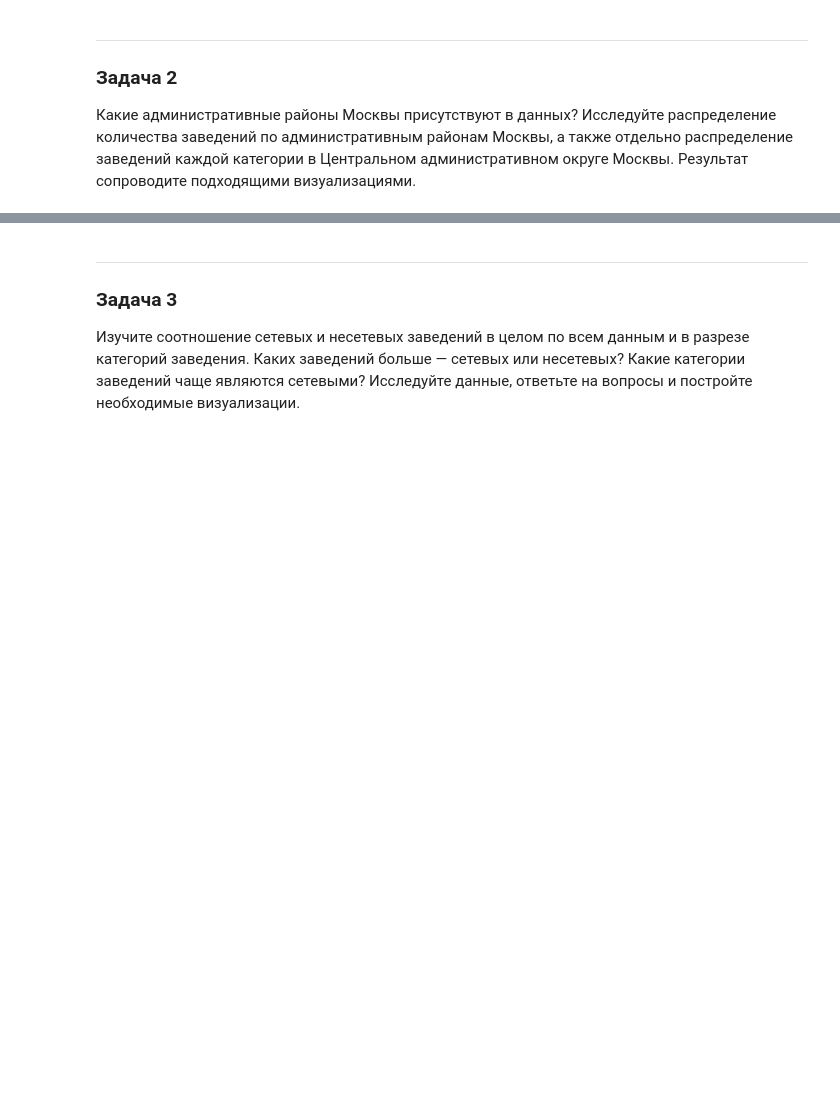
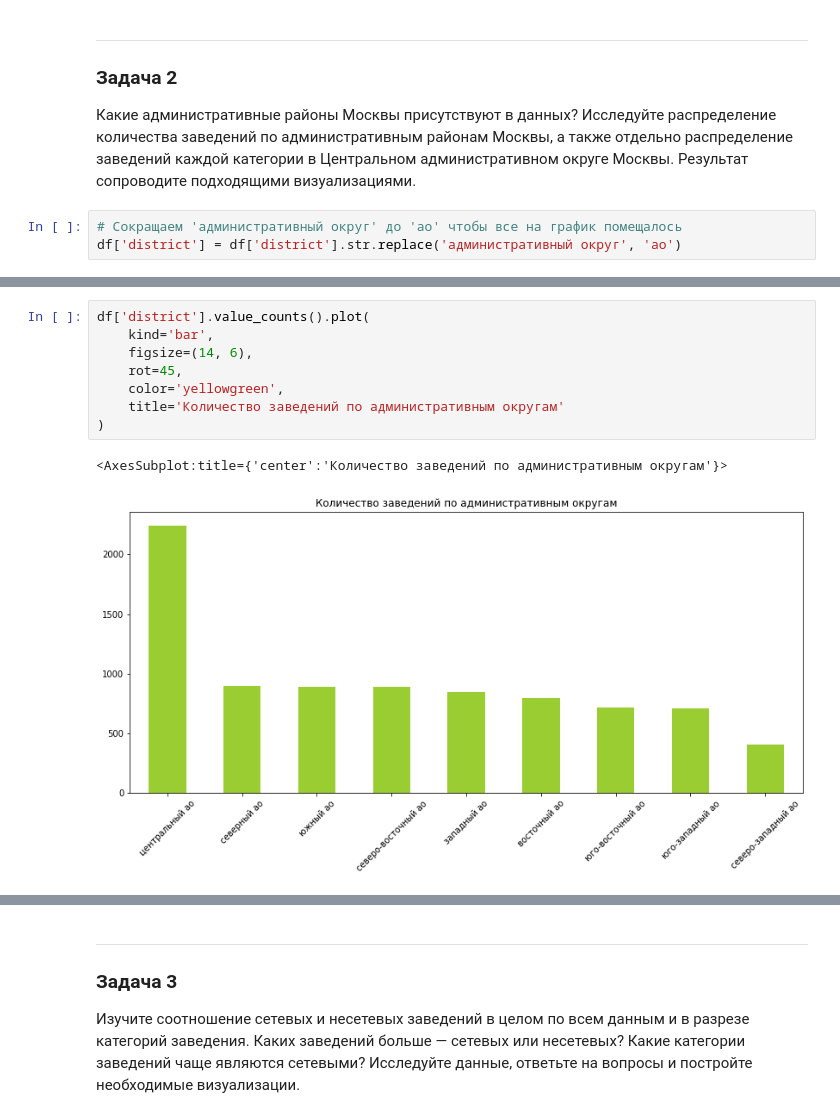
Before and after one commit to blbl-blbl/yandex_practicum_Data_Science_Course, a Jupyter notebook: Module_2_Python_Preprocessing/2. food sector analysis/food_sector_analysis.ipynb, the cells around one changed output, grey strips where cells are left out. Saved outputs shown, nothing was run; the diff lists cells and outputs as text; blank space fills up the shorter version.

```diff
--- a/Module_2_Python_Preprocessing/2. food sector analysis/food_sector_analysis.ipynb
+++ b/Module_2_Python_Preprocessing/2. food sector analysis/food_sector_analysis.ipynb
@@ -297,3 +320,6 @@ print(f"Количество заведений, работающих ежедн
 ### Задача 2
 
 Какие административные районы Москвы присутствуют в данных? Исследуйте распределение количества заведений по административным районам Москвы, а также отдельно распределение заведений каждой категории в Центральном административном округе Москвы. Результат сопроводите подходящими визуализациями.
+# %%
+# Сокращаем 'административный округ' до 'ао' чтобы все на график помещалось
+df['district'] = df['district'].str.replace('административный округ', 'ао')
@@ -299,0 +339,11 @@ print(f"Количество заведений, работающих ежедн
+# %%
+df['district'].value_counts().plot(
+    kind='bar',
+    figsize=(14, 6),
+    rot=45,
+    color='yellowgreen',
+    title='Количество заведений по административным округам'
+)
+# %% [output]
+<AxesSubplot:title={'center':'Количество заведений по административным округам'}>
+[figure, added]
```
Also changed, not shown: parts of 8 cells of this notebook.
